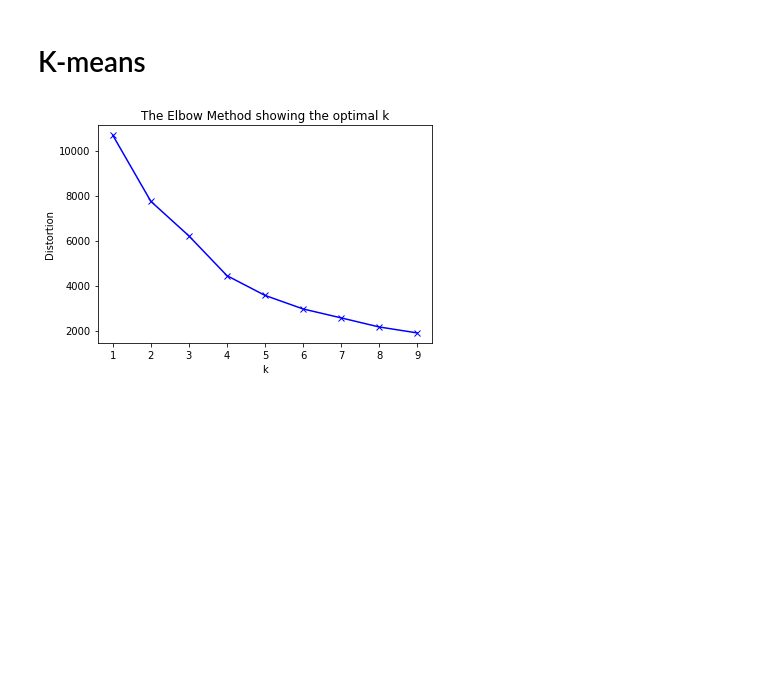
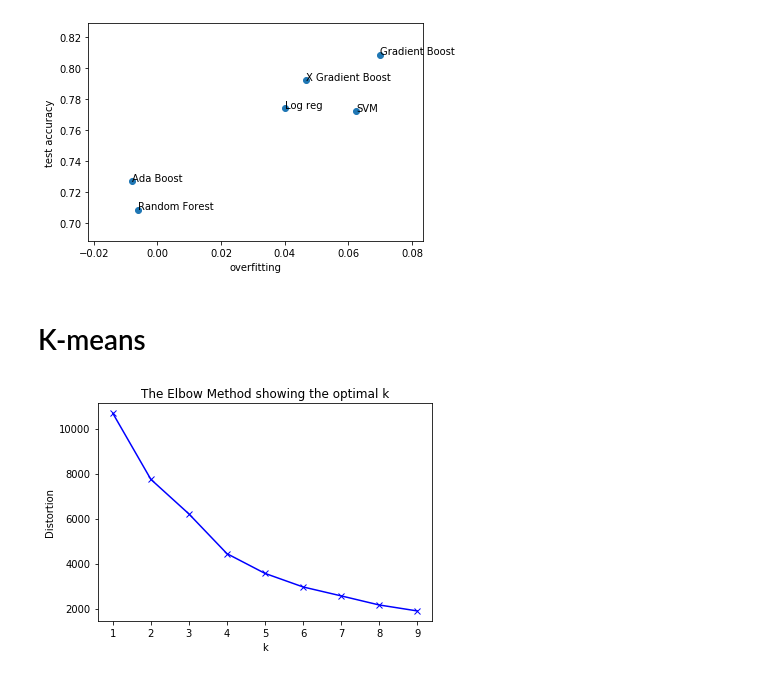
Before and after one commit to jengsen/Simplon-project-Indeed, a Jupyter notebook: Indeed models.ipynb, the cells around one changed output. Cells and saved outputs as stored; diff of their text form; code cells hidden in the pictures; blank space fills up the shorter version.

```diff
--- a/Indeed models.ipynb
+++ b/Indeed models.ipynb
@@ -76,3 +63,19 @@ Random Forest :
+# %%
+# plot accuracy test function of the overfit
+accuracy= models.accuracy()
+overfit = [accuracy[x]['train_accuracy'] - accuracy[x]['test_accuracy'] for x in accuracy]
+accuracy_test = [accuracy[x]['test_accuracy'] for x in accuracy]
+labels = [x for x in accuracy]
+
+fig, ax = plt.subplots()
+ax.scatter(overfit, accuracy_test)
+plt.xlabel('overfitting')
+plt.ylabel('test accuracy')
+
+for i, txt in enumerate(labels):
+    ax.annotate(txt, (overfit[i], accuracy_test[i]))
+# %% [output]
+[figure, added]
 # %% [markdown]
 # K-means
 # %%
```
Also changed, not shown: parts of 30 cells of this notebook, 32 other files.
